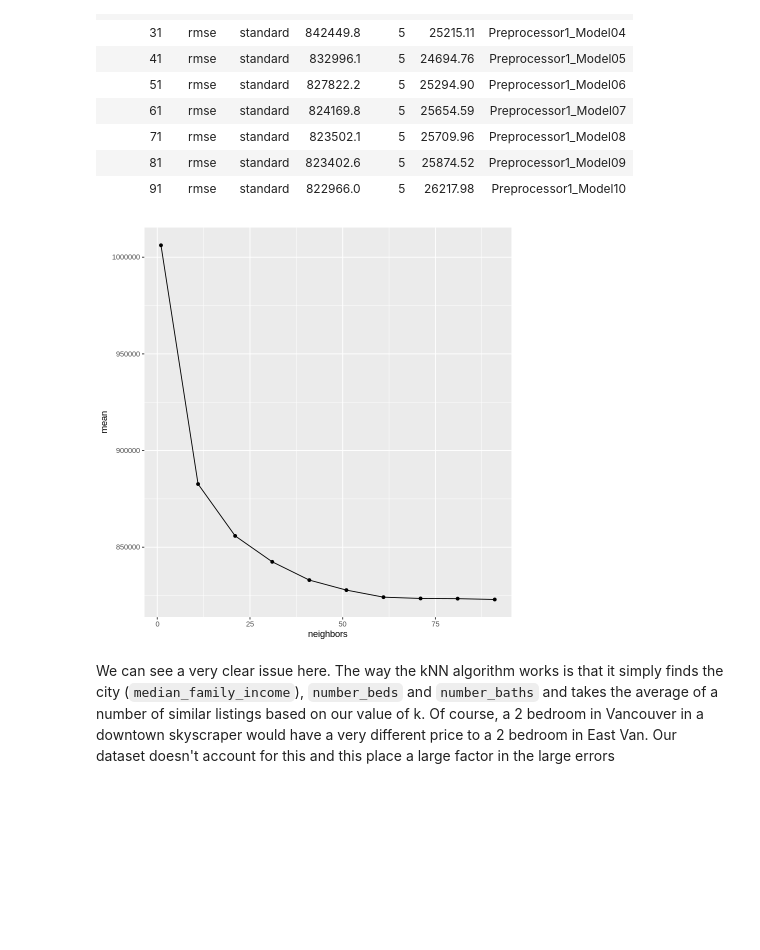
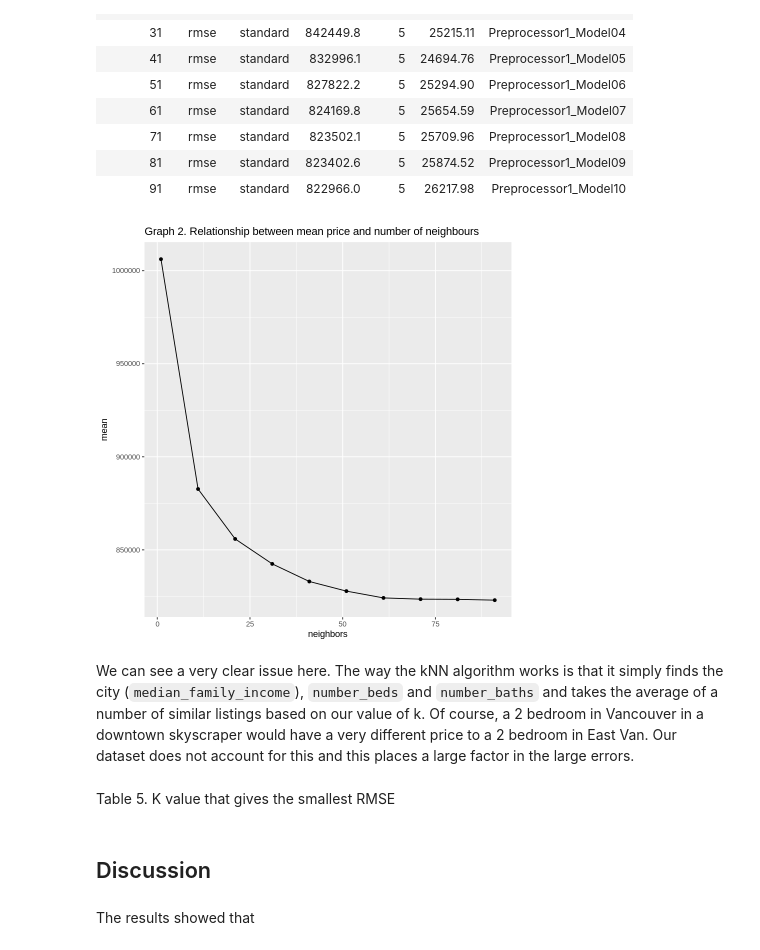
Before and after one commit to slappyslop/dsci-100-002-033, a Jupyter notebook: Group_project_report.ipynb, the cells around one changed output. Cells and saved outputs as stored; diff of their text form; code cells hidden in the pictures; blank space fills up the shorter version.

Commit message:
edited report
I've written introduction, still confused about the knn regression. if this issue is solved, then can write things up in the discussion and conclusion

```diff
--- a/Group_project_report.ipynb
+++ b/Group_project_report.ipynb
@@ -237,8 +260,15 @@ A tibble: 10 × 7
 | 81 | rmse | standard | 823402.6 | 5 | 25874.52 | Preprocessor1_Model09 |
 | 91 | rmse | standard | 822966.0 | 5 | 26217.98 | Preprocessor1_Model10 |
 # %%
-ggplot(tuned_housing, aes(x = neighbors, y = mean)) + geom_point() + geom_line()
+ggplot(tuned_housing, aes(x = neighbors, y = mean)) + geom_point() + geom_line() +
+ggtitle("Graph 2. Relationship between mean price and number of neighbours")
 # %% [output]
-[figure, old version]
+[figure, new version]
 # %% [markdown]
-We can see a very clear issue here. The way the kNN algorithm works is that it simply finds the city (`median_family_income`), `number_beds` and `number_baths` and takes the average of a number of similar listings based on our value of k. Of course, a 2 bedroom in Vancouver in a downtown skyscraper would have a very different price to a 2 bedroom in East Van. Our dataset doesn't account for this and this place a large factor in the large errors
+We can see a very clear issue here. The way the kNN algorithm works is that it simply finds the city (`median_family_income`), `number_beds` and `number_baths` and takes the average of a number of similar listings based on our value of k. Of course, a 2 bedroom in Vancouver in a downtown skyscraper would have a very different price to a 2 bedroom in East Van. Our dataset does not account for this and this places a large factor in the large errors.
+# %% [markdown]
+Table 5. K value that gives the smallest RMSE
+# %% [markdown]
+## Discussion
+# %% [markdown]
+The results showed that
```
Also changed, not shown: parts of 7 cells of this notebook.
